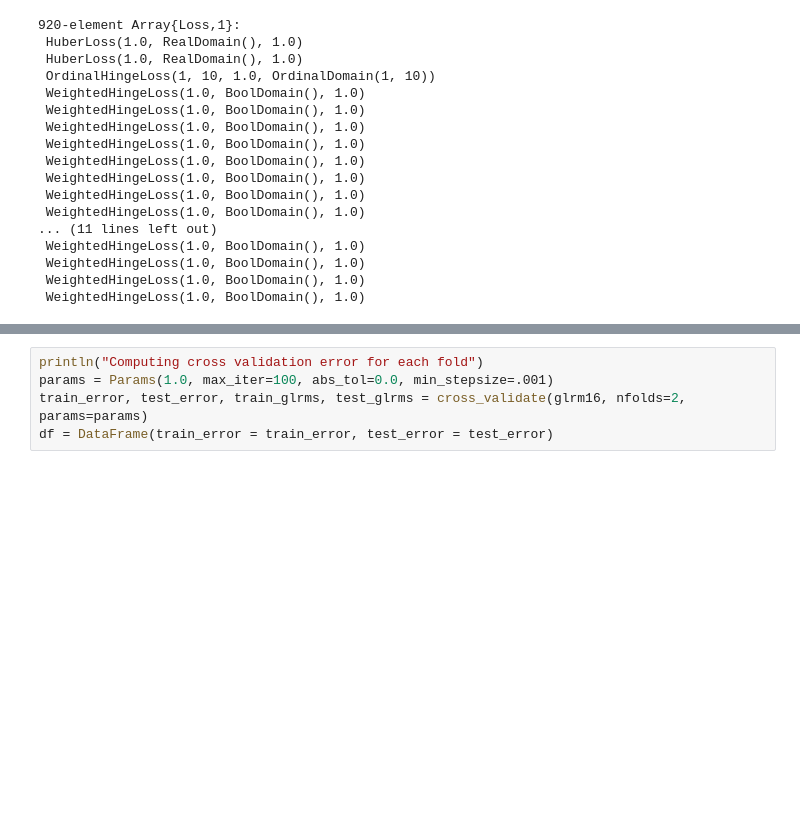
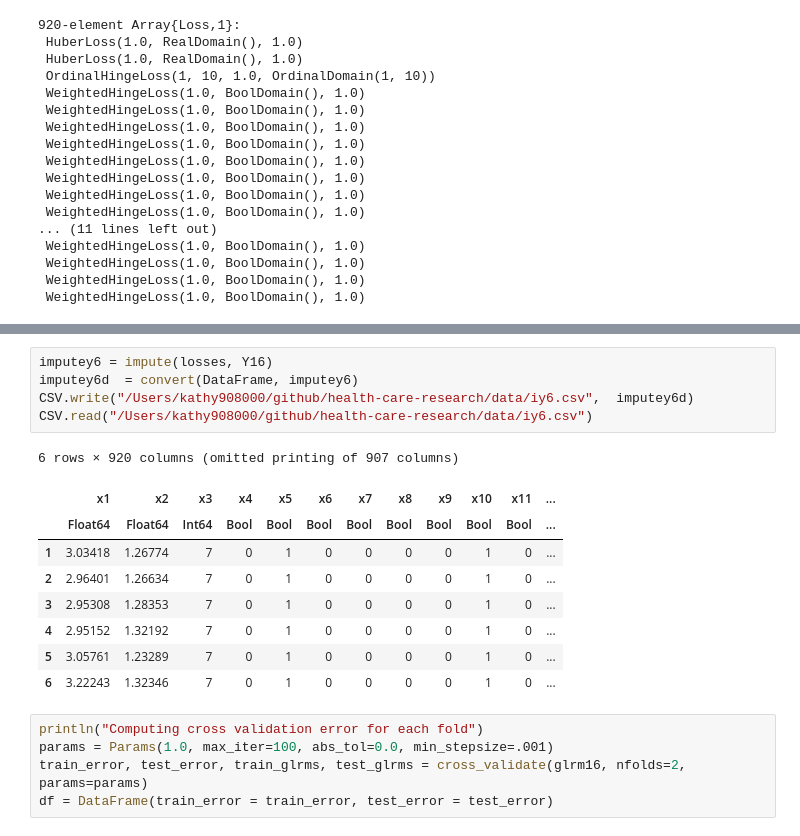
Before and after one commit to kathy908000/Health-Care-Research, a Jupyter notebook: code/glrm_yimpute.ipynb, the cells around one changed output, grey strips where cells are left out. Drawn from its saved outputs; the diff is of its cells as text; blank space fills up the shorter version.

```diff
--- a/code/glrm_yimpute.ipynb
+++ b/code/glrm_yimpute.ipynb
@@ -133,3 +108,18 @@ X16
+# %%
+imputey6 = impute(losses, Y16)
+imputey6d  = convert(DataFrame, imputey6)
+CSV.write("/Users/kathy908000/github/health-care-research/data/iy6.csv",  imputey6d)
+CSV.read("/Users/kathy908000/github/health-care-research/data/iy6.csv")
+# %% [output]
+6 rows × 920 columns (omitted printing of 907 columns)
+|  | x1 | x2 | x3 | x4 | x5 | x6 | x7 | x8 | x9 | x10 | x11 | ... |
+|  | Float64 | Float64 | Int64 | Bool | Bool | Bool | Bool | Bool | Bool | Bool | Bool | ... |
+| 1 | 3.03418 | 1.26774 | 7 | 0 | 1 | 0 | 0 | 0 | 0 | 1 | 0 | ... |
+| 2 | 2.96401 | 1.26634 | 7 | 0 | 1 | 0 | 0 | 0 | 0 | 1 | 0 | ... |
+| 3 | 2.95308 | 1.28353 | 7 | 0 | 1 | 0 | 0 | 0 | 0 | 1 | 0 | ... |
+| 4 | 2.95152 | 1.32192 | 7 | 0 | 1 | 0 | 0 | 0 | 0 | 1 | 0 | ... |
+| 5 | 3.05761 | 1.23289 | 7 | 0 | 1 | 0 | 0 | 0 | 0 | 1 | 0 | ... |
+| 6 | 3.22243 | 1.32346 | 7 | 0 | 1 | 0 | 0 | 0 | 0 | 1 | 0 | ... |
 # %%
 println("Computing cross validation error for each fold")
 params = Params(1.0, max_iter=100, abs_tol=0.0, min_stepsize=.001)
```
Also changed, not shown: parts of 11 cells of this notebook, 1 other file.
